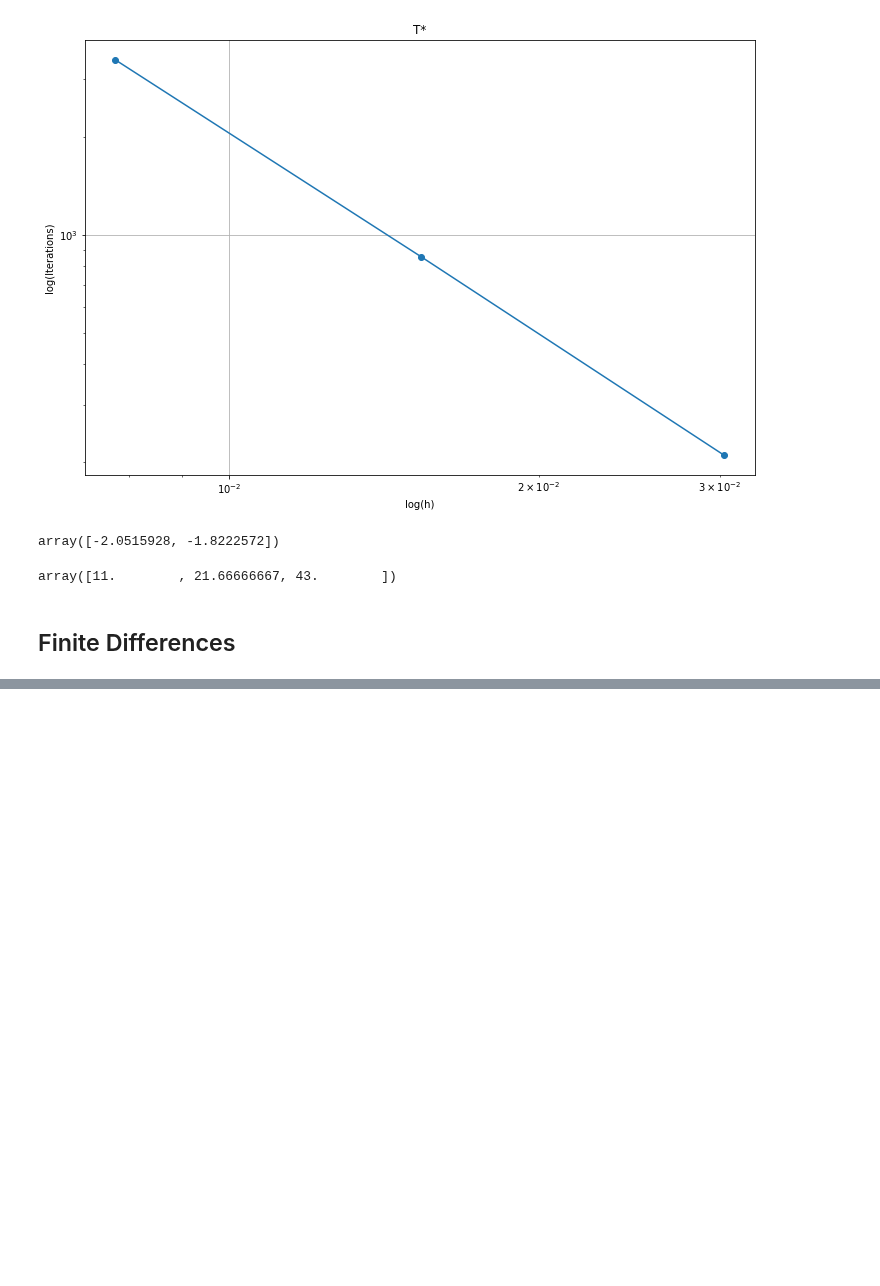
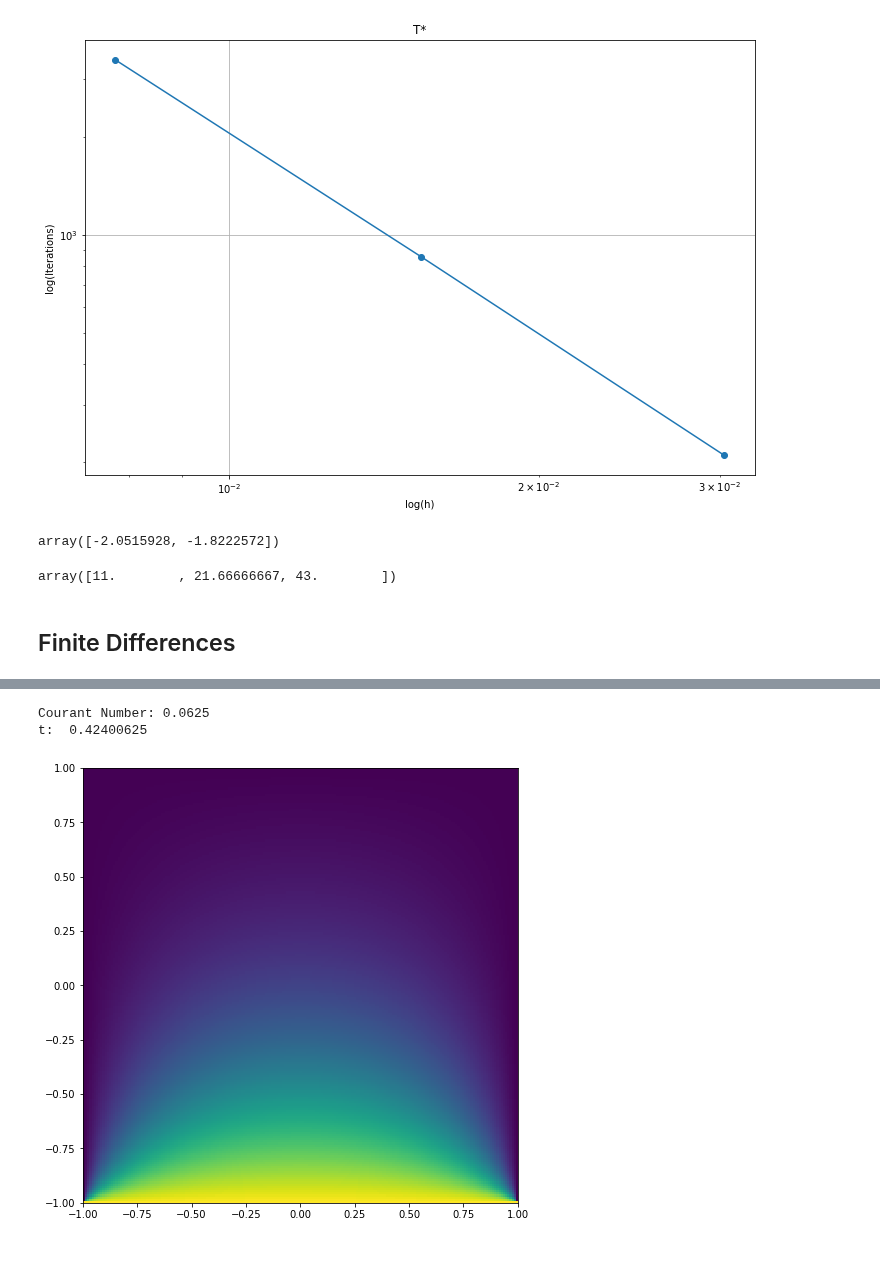
Before and after one commit to johnduffymsc/PHAS0102, a Jupyter notebook: assignment-4.ipynb, the cells around one changed output, grey strips where cells are left out. Cells and saved outputs as stored; diff of their text form; code cells hidden in the pictures; blank space fills up the shorter version.

Commit message:
Finite Difference development numba/prange.

```diff
--- a/assignment-4.ipynb
+++ b/assignment-4.ipynb
@@ -213,7 +221,12 @@ array([11.        , 21.66666667, 43.        ])
 # %%
-@njit
-def timestep(u, v, c):
-    for row in range(1, N - 1):
-        for col in range(1, N - 1):
+@njit(parallel=True)
+def timestep(n, u, c):
+    '''
+    This function
+    '''
+    v = np.copy(u)
+    for row in range(1, n - 1):
+        for col in prange(1, n - 1):
             v[row, col] = u[row, col] - c * (4 * u[row, col] - u[row - 1, col] - u[row + 1, col] - u[row, col - 1] - u[row, col + 1])
+    return v
 # %%
@@ -251,0 +279,37 @@ t:  0.21399999999999275
+# %%
+N = 201
+M = 320001
+# %%
+@njit(parallel=True)
+def timestep(n, u):
+    '''
+    This function
+    '''
+    v = np.copy(u)
+    for row in range(1, n - 1):
+        for col in prange(1, n - 1):
+            v[row, col] = u[row, col] - ((N - 1) * (N - 1) * (4 * u[row, col] - u[row - 1, col] - u[row + 1, col] - u[row, col - 1] - u[row, col + 1])) / (4 * (M - 1))
+    return v
+# %%
+u = np.zeros((N, N), dtype=np.float64)
+u[0, :] = 5.0
+
+print("Courant Number: {}".format(((N - 1) * (N - 1)) / (4 * (M - 1))))
+
+i = 0
+
+while u[(N - 1) // 2, (N - 1) // 2] < 1.0:
+    u = timestep(N, u)
+    i += 1
+
+print("t: ", i / (M - 1))
+
+plt.figure(figsize=(8, 8))
+plt.imshow(u, origin='lower', extent=(-1, 1, -1, 1))
+plt.show()
+# %% [output]
+Courant Number: 0.0625
+t:  0.42400625
+[figure, added]
+# %% [markdown]
+####
```
Also changed, not shown: parts of 4 cells of this notebook.
